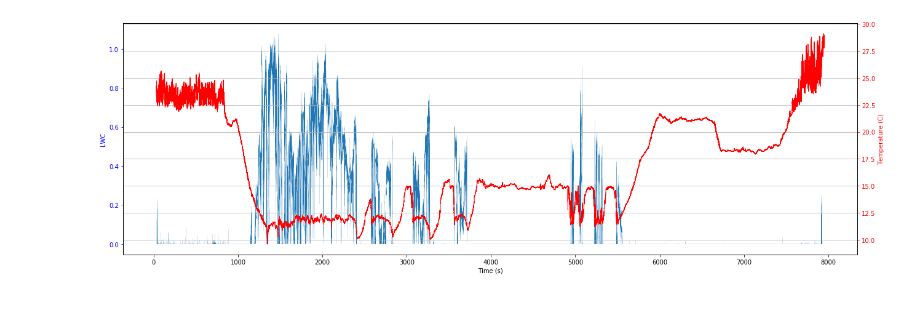
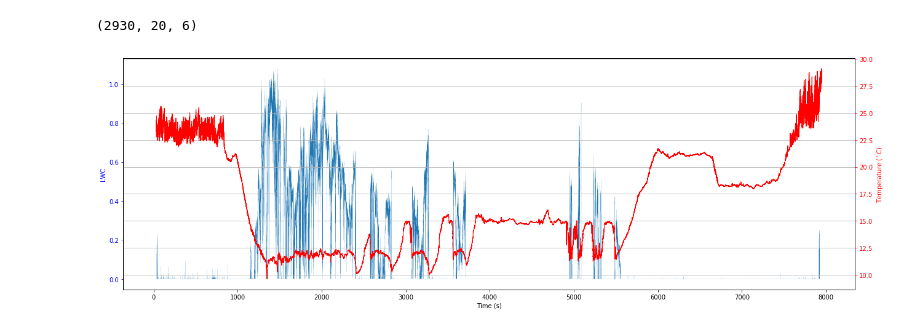
Before and after one commit to RedTachyon/actos-analysis, a Jupyter notebook: sync_blueprint.ipynb, the cells around one changed output. Cells and saved outputs as stored; diff of their text form; code cells hidden in the pictures.

```diff
--- a/sync_blueprint.ipynb
+++ b/sync_blueprint.ipynb
@@ -15,3 +16,8 @@ import tools.points_processing as pp
 # %%
 with open('data/data16.pickle', 'rb') as f:
     data = pickle.load(f)
+
+df = dg.get_df(data)
+df_points = pp.prepare_points()
+
+df = dg.add_labels(df, df_points)
@@ -24,14 +23,0 @@ time, [lowT, upT, lwc] = utils.fast_synchronize(time, lowT, upT, lwc)
-# %%
-df = pd.DataFrame(data={'sonic1': sonic1, 'sonic2': sonic2, 'sonic3': sonic3}, index=time_actos)
-
-df.index.name = 'time'
-
-df = df.reset_index()
-
-df = df.set_index(pd.TimedeltaIndex(df.time, unit='ms'))
-
-df = df.resample(rule='10L').mean()
-
-df['time'] = df.index.astype(int) // 1000000
-
-df = df.set_index('time')
@@ -51,3 +26,6 @@ df_uft.head()
+# %%
+df['theta'] = np.arccos(df.sonic3 / (df.sonic1**2 + df.sonic2**2 + df.sonic3**2)**(1/2))
+df['phi']   = np.arccos(df.sonic2 / (df.sonic1**2 + df.sonic2**2)**(1/2))
 # %%
 df.head()
 # %% [output]
@@ -63,11 +37,0 @@ df_full = pd.merge(df_uft, df, left_index=True, right_index=True)
-# %%
-plt.rcParams['figure.figsize'] = [18, 6]
-
-plt.plot(time//1000, lowT, lw=.3, c='black')
-
-plt.plot(time//1000, lwc*10, lw=.1, c='b')
-
-plt.grid()
-
-
-plt.show()
@@ -76,24 +46,28 @@ plt.show()
+# %%
+features_pos.shape
+# %% [output]
+(2930, 20, 6)
 # %%
 fig, ax1 = plt.subplots()
 
 
-ax1.plot(time//1000, lwc, lw=.1)
+ax1.plot(df.time//1000, df.lwc1V_av, lw=.1)
 ax1.set_xlabel('Time (s)')
 ax1.set_ylabel('LWC', color='b')
 ax1.tick_params('y', colors='b')
 
 
 ax2 = ax1.twinx()
 
-ax2.plot(time//1000, lowT, c='r', lw=1)
+ax2.plot(df.time//1000, df.lowT_av, c='r', lw=1)
 
-ax2.set_ylabel('Temperature (C)', color='r')
+ax2.set_ylabel('Temperature ($^\circ C$)', color='r')
 ax2.tick_params('y', colors='r')
 
 # ax1.grid()
 ax2.grid()
 
 fig.tight_layout()
 plt.show()
 # %% [output]
-[figure, old version]
+[figure, new version]
```
Also changed, not shown: parts of 12 cells of this notebook, 4 other files.
